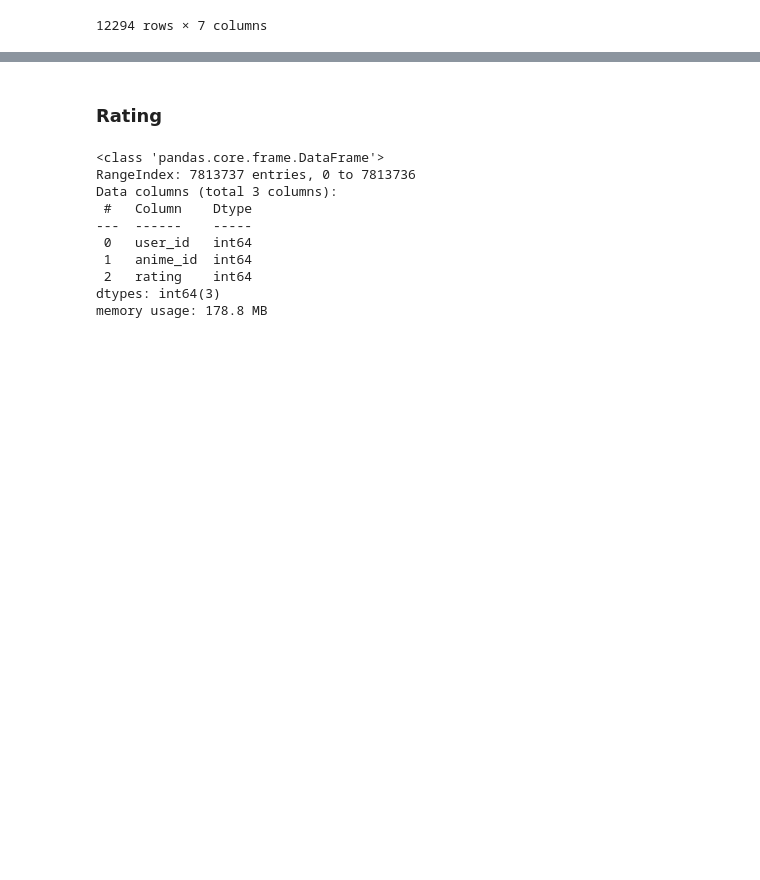
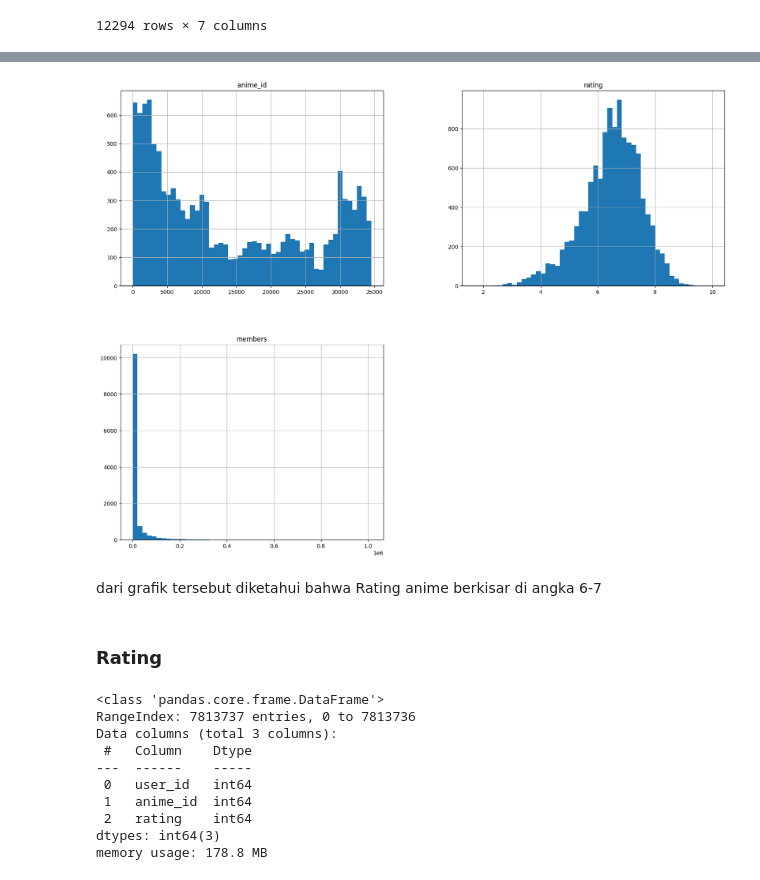
Before and after one commit to ardrkha/anime-recommendation-system, a Jupyter notebook: model.ipynb, the cells around one changed output, grey strips where cells are left out. Drawn from its saved outputs; the diff is of its cells as text; code cells hidden in the pictures; blank space fills up the shorter version.

```diff
--- a/model.ipynb
+++ b/model.ipynb
@@ -75,3 +130,10 @@ anime
+# %%
+anime.hist(bins=50, figsize=(20,15))
+plt.show()
+# %% [output]
+[figure, added]
+# %% [markdown]
+dari grafik tersebut diketahui bahwa Rating anime berkisar di angka 6-7
 # %% [markdown]
 ### Rating
 # %%
```
Also changed, not shown: parts of 29 cells of this notebook, 1 other file.
